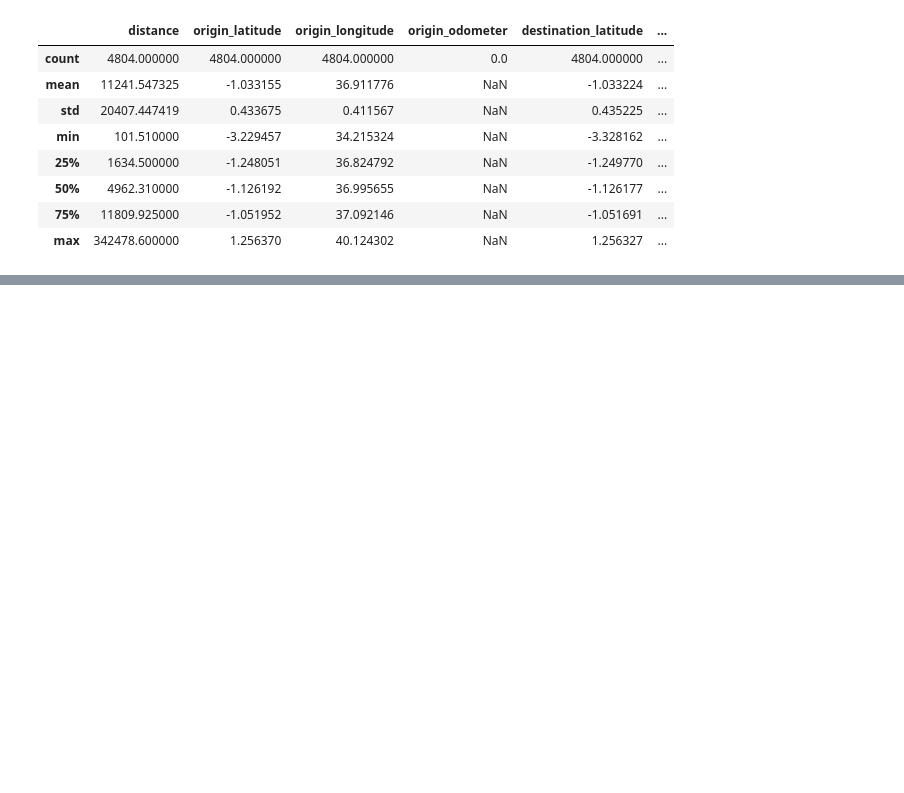
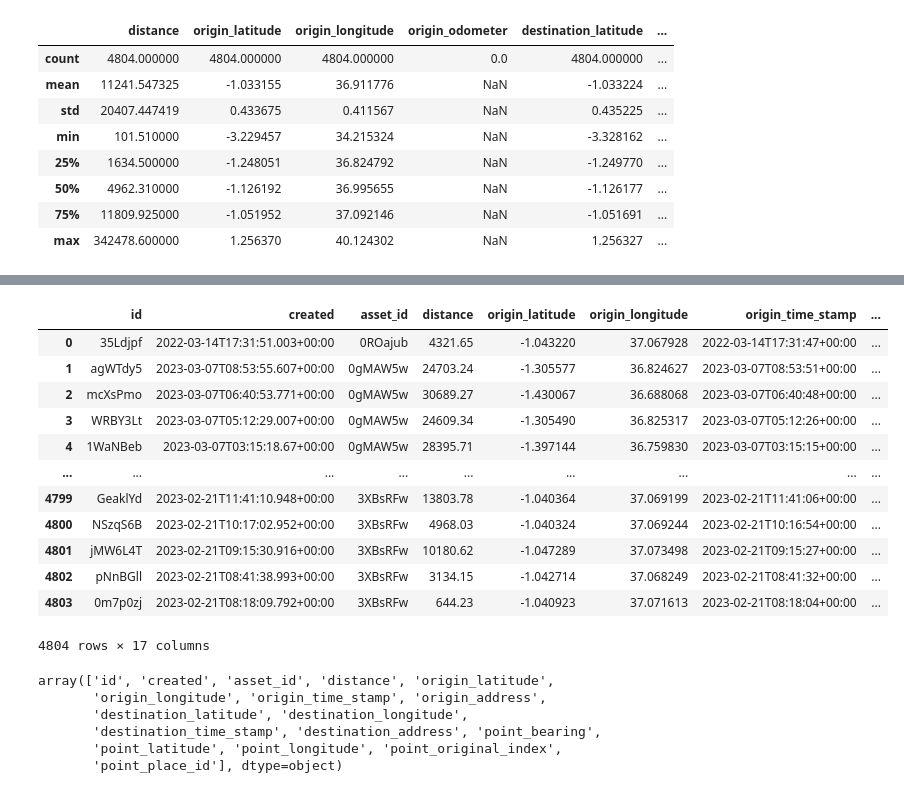
Before and after one commit to Ronnie-Leon76/Yatsa-Analytics, a Jupyter notebook: Yatsa-Analytics-EDA.ipynb, the cells around one changed output, grey strips where cells are left out. Saved outputs shown, nothing was run; the diff lists cells and outputs as text; code cells hidden in the pictures; blank space fills up the shorter version.

```diff
--- a/Yatsa-Analytics-EDA.ipynb
+++ b/Yatsa-Analytics-EDA.ipynb
@@ -114,0 +258,26 @@ trips_df.describe()
+# %%
+trips_df1 = trips_df.dropna(thresh=6)
+trips_df1
+# %% [output]
+|  | id | created | asset_id | distance | origin_latitude | origin_longitude | origin_time_stamp | ... |
+| 0 | 35Ldjpf | 2022-03-14T17:31:51.003+00:00 | 0ROajub | 4321.65 | -1.043220 | 37.067928 | 2022-03-14T17:31:47+00:00 | ... |
+| 1 | agWTdy5 | 2023-03-07T08:53:55.607+00:00 | 0gMAW5w | 24703.24 | -1.305577 | 36.824627 | 2023-03-07T08:53:51+00:00 | ... |
+| 2 | mcXsPmo | 2023-03-07T06:40:53.771+00:00 | 0gMAW5w | 30689.27 | -1.430067 | 36.688068 | 2023-03-07T06:40:48+00:00 | ... |
+| 3 | WRBY3Lt | 2023-03-07T05:12:29.007+00:00 | 0gMAW5w | 24609.34 | -1.305490 | 36.825317 | 2023-03-07T05:12:26+00:00 | ... |
+| 4 | 1WaNBeb | 2023-03-07T03:15:18.67+00:00 | 0gMAW5w | 28395.71 | -1.397144 | 36.759830 | 2023-03-07T03:15:15+00:00 | ... |
+| ... | ... | ... | ... | ... | ... | ... | ... | ... |
+| 4799 | GeaklYd | 2023-02-21T11:41:10.948+00:00 | 3XBsRFw | 13803.78 | -1.040364 | 37.069199 | 2023-02-21T11:41:06+00:00 | ... |
+| 4800 | NSzqS6B | 2023-02-21T10:17:02.952+00:00 | 3XBsRFw | 4968.03 | -1.040324 | 37.069244 | 2023-02-21T10:16:54+00:00 | ... |
+| 4801 | jMW6L4T | 2023-02-21T09:15:30.916+00:00 | 3XBsRFw | 10180.62 | -1.047289 | 37.073498 | 2023-02-21T09:15:27+00:00 | ... |
+| 4802 | pNnBGll | 2023-02-21T08:41:38.993+00:00 | 3XBsRFw | 3134.15 | -1.042714 | 37.068249 | 2023-02-21T08:41:32+00:00 | ... |
+| 4803 | 0m7p0zj | 2023-02-21T08:18:09.792+00:00 | 3XBsRFw | 644.23 | -1.040923 | 37.071613 | 2023-02-21T08:18:04+00:00 | ... |
+4804 rows × 17 columns
+# %%
+trips_df1.columns.values
+# %% [output]
+array(['id', 'created', 'asset_id', 'distance', 'origin_latitude',
+       'origin_longitude', 'origin_time_stamp', 'origin_address',
+       'destination_latitude', 'destination_longitude',
+       'destination_time_stamp', 'destination_address', 'point_bearing',
+       'point_latitude', 'point_longitude', 'point_original_index',
+       'point_place_id'], dtype=object)
```
Also changed, not shown: parts of 12 cells of this notebook.
